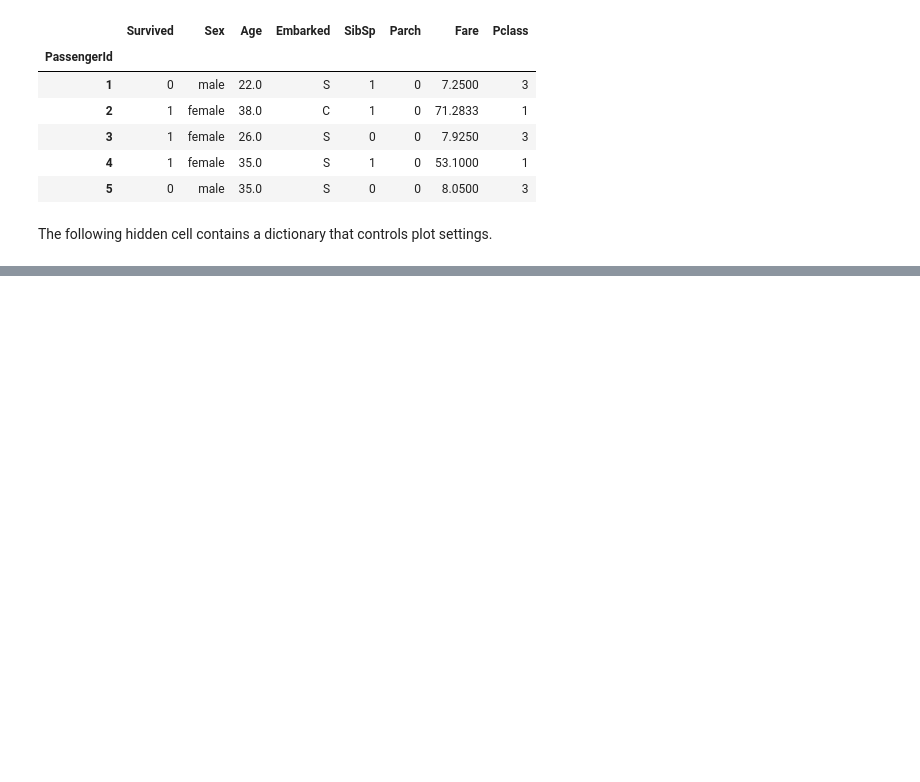
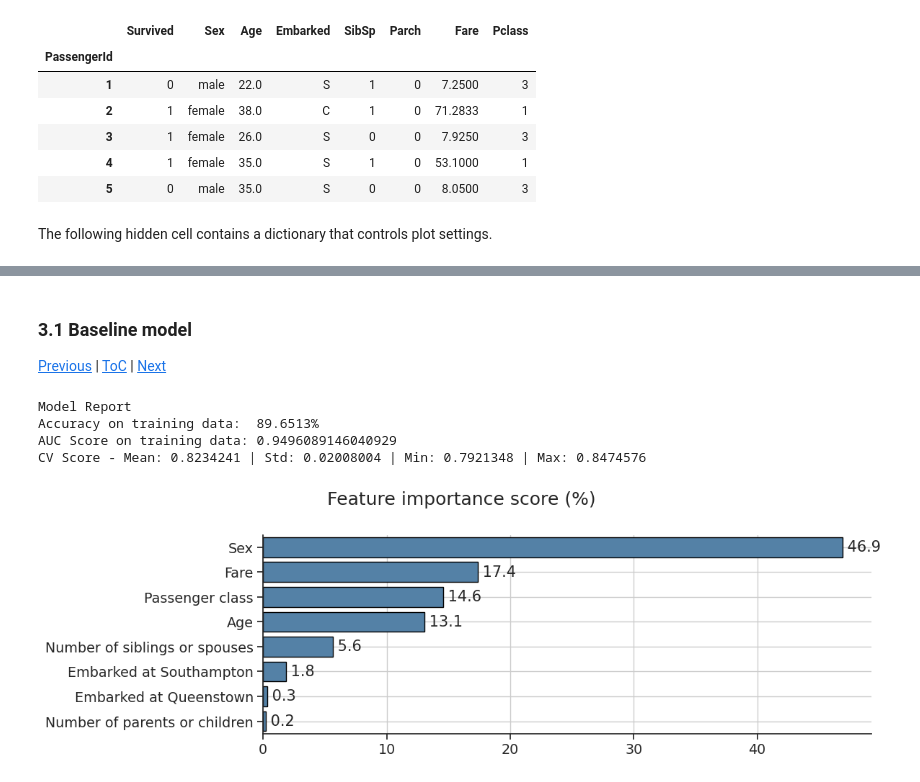
Before and after one commit to BPRateiro/Kaggle-competitions, a Jupyter notebook: titanic-eda-and-prediction.ipynb, the cells around one changed output, grey strips where cells are left out. Saved outputs shown, nothing was run; the diff lists cells and outputs as text; code cells hidden in the pictures; blank space fills up the shorter version.

Commit message:
Kaggle Notebook | Titanic - EDA and prediction | Baseline GBM

```diff
--- a/titanic-eda-and-prediction.ipynb
+++ b/titanic-eda-and-prediction.ipynb
@@ -841 +896,80 @@ mosaic_plot('SibSp', 'Parch')
+# %% [markdown]
+### 3.1 Baseline model <a id="3.1"></a>
+[Previous](#3.1) | [ToC](#ToC) | [Next](#3.3)
+# %%
+from sklearn.model_selection import cross_val_score
+from sklearn.metrics import roc_curve, auc, roc_auc_score
+
+def model_fit(clf, X_train, y_train, performCV=True, printFeatureImportance=True, cv_folds=5):
+    clf.fit(X_train, y_train) # Fit the algorithm on the data
+
+    # Predict training set:
+    X_train_predictions = clf.predict(X_train)
+    X_train_predprob = clf.predict_proba(X_train)[:,1]
+
+    # Perform cross-validation:
+    if performCV:
+        cv_score = cross_val_score(clf, X_train, y_train, cv=cv_folds, scoring='accuracy')
+
+    # Print model report:
+    print("\nModel Report")
+    print(f"Accuracy on training data: {accuracy_score(train.Survived, gbm_pipeline.predict(train)): .4%}")
+    print(f"AUC Score on training data: {roc_auc_score(y_train, X_train_predprob)}")
+
+    if performCV:
+        print("CV Score - Mean: %.7g | Std: %.7g | Min: %.7g | Max: %.7g\n"
+              % (np.mean(cv_score), np.std(cv_score), np.min(cv_score), np.max(cv_score)))
+
+    # Create readable labels
+    feature_dictionary = {
+        'Categorical__Sex_male' : 'Sex',
+        'Categorical__Embarked_Q' : 'Embarked at Queenstown',
+        'Categorical__Embarked_S' : 'Embarked at Southampton',
+        'Numerical__Age' : 'Age',
+        'Numerical__SibSp' : 'Number of siblings or spouses',
+        'Numerical__Parch' : 'Number of parents or children',
+        'Numerical__Fare' : 'Fare',
+        'Numerical__Pclass' : 'Passenger class',
+    }
+    features_labels = [feature_dictionary[feat] for feat in clf[:-1].get_feature_names_out()]
+
+    # Print Feature Importance:
+    if printFeatureImportance:
+        feat_imp = pd.Series(
+            clf._final_estimator.feature_importances_,
+            features_labels
+        ).sort_values(ascending=False)
+
+        # Create new figure
+        fig, ax = plt.subplots(figsize=(12,4))
+        fig.suptitle('Feature importance score (%)')
+
+        sns.barplot(
+            x = feat_imp.values*100,
+            y = feat_imp.index,
+            color = 'steelblue',
+            edgecolor = 'k',
+            orient = 'h',
+            errorbar = None,
+            ax = ax,
+        ).set(
+            xlabel = None,
+            ylabel = None,
+        )
+        ax.bar_label(
+            ax.containers[-1],
+            fmt=' %.1f',
+            label_type='edge'
+        )
+
+        ax.grid()
+        fig.tight_layout()
+
+model_fit(gbm_pipeline, train, train.Survived)
+# %% [output]
+Model Report
+Accuracy on training data:  89.6513%
+AUC Score on training data: 0.9496089146040929
+CV Score - Mean: 0.8234241 | Std: 0.02008004 | Min: 0.7921348 | Max: 0.8474576
+[figure, added]
 # %% [markdown]
```
Also changed, not shown: parts of 30 cells of this notebook.
